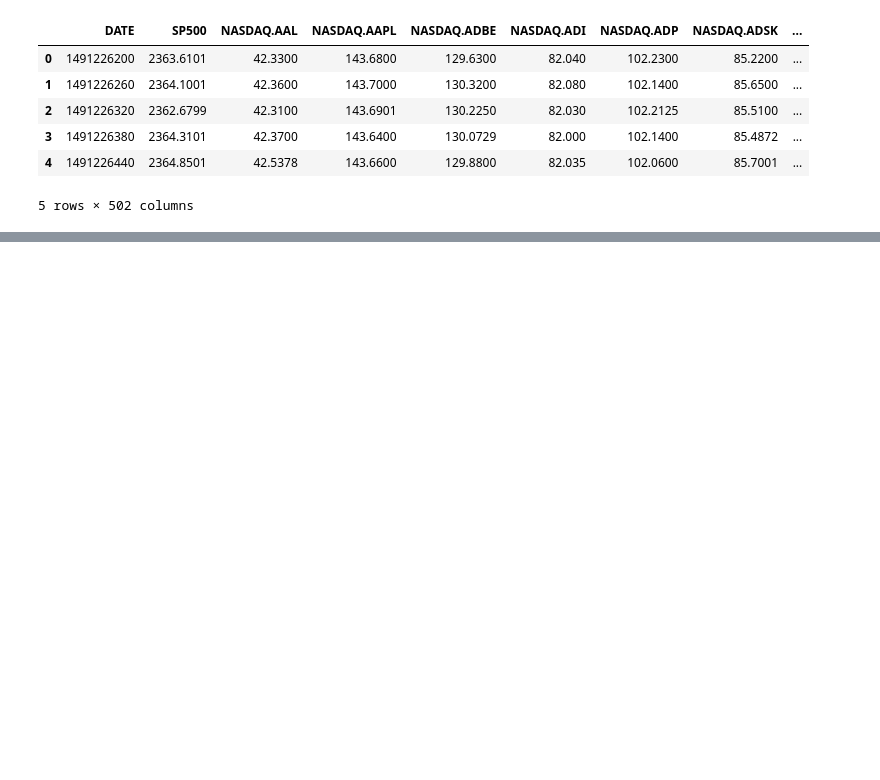
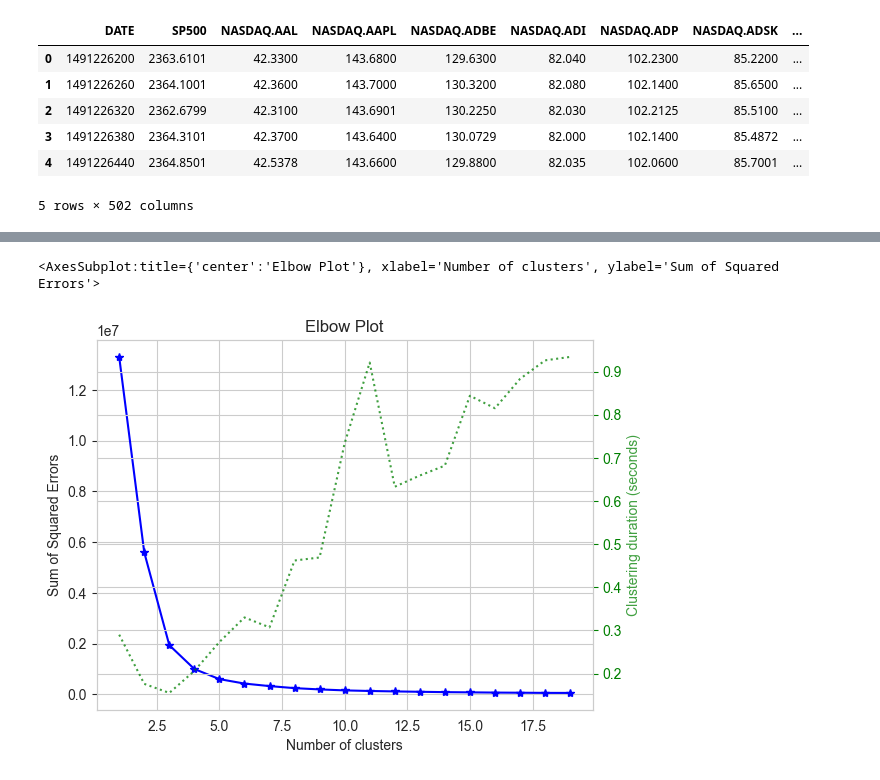
Before and after one commit to shiv0112/stocks_clustering, a Jupyter notebook: research/research1.ipynb, the cells around one changed output, grey strips where cells are left out. Drawn from its saved outputs; the diff is of its cells as text; code cells hidden in the pictures; blank space fills up the shorter version.

```diff
--- a/research/research1.ipynb
+++ b/research/research1.ipynb
@@ -71,0 +233,6 @@ df.tail()
+# %%
+import scikitplot
+scikitplot.cluster.plot_elbow_curve(KMeans(),X_transformed,cluster_ranges=range(1,20))
+# %% [output]
+<AxesSubplot:title={'center':'Elbow Plot'}, xlabel='Number of clusters', ylabel='Sum of Squared Errors'>
+[figure, added]
```
Also changed, not shown: parts of 31 cells of this notebook, 1 other file.
